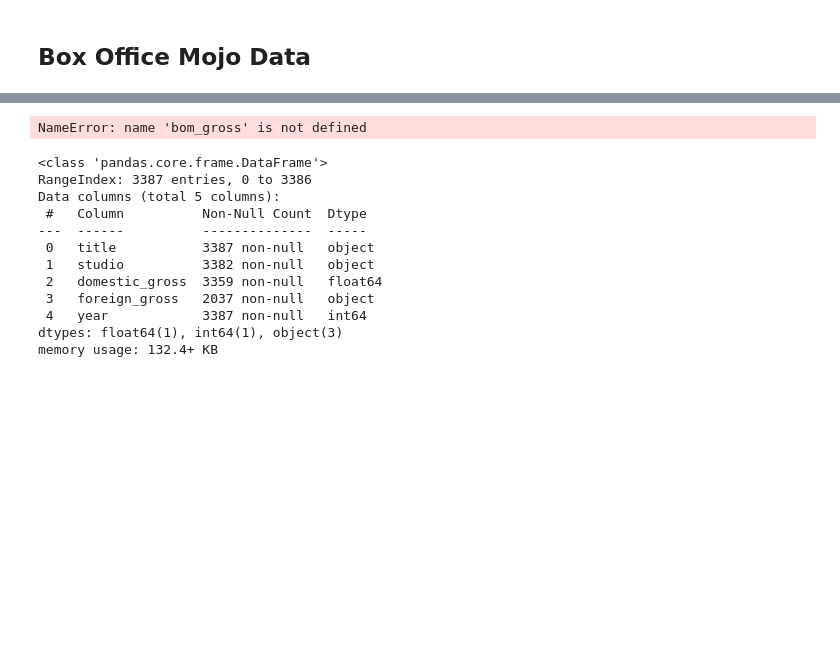
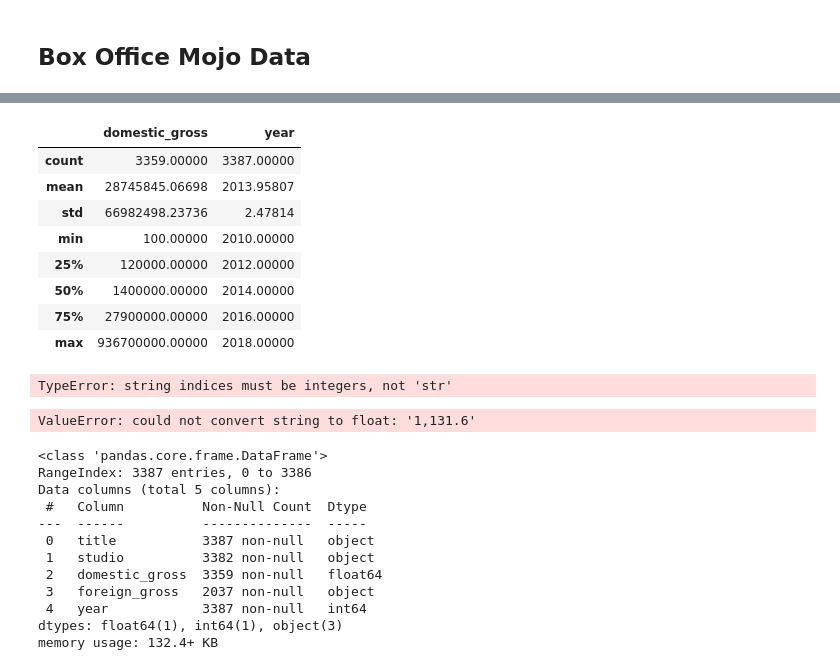
Before and after one commit to hacampbell1/teamaustin, a Jupyter notebook: computer_vision2.ipynb, the cells around one changed output, grey strips where cells are left out. Drawn from its saved outputs; the diff is of its cells as text; code cells hidden in the pictures; blank space fills up the shorter version.

```diff
--- a/computer_vision2.ipynb
+++ b/computer_vision2.ipynb
@@ -433,7 +444,26 @@ bom_gross.head()
 # %%
-bom_gross.year.count()
+domstats = bom_gross.describe().apply(lambda s: s.apply('{0:.5f}'.format))
 # %% [output]
-NameError: name 'bom_gross' is not defined
+|  | domestic_gross | year |
+| count | 3359.00000 | 3387.00000 |
+| mean | 28745845.06698 | 2013.95807 |
+| std | 66982498.23736 | 2.47814 |
+| min | 100.00000 | 2010.00000 |
+| 25% | 120000.00000 | 2012.00000 |
+| 50% | 1400000.00000 | 2014.00000 |
+| 75% | 27900000.00000 | 2016.00000 |
+| max | 936700000.00000 | 2018.00000 |
+# %%
+string= bom_gross['foreign_gross'['1,131.6']]
+string
+# %% [output]
+TypeError: string indices must be integers, not 'str'
+# %%
+
+
+bom_gross['foreign_gross'] = bom_gross['foreign_gross'].str.strip(',' '').astype(float)
+# %% [output]
+ValueError: could not convert string to float: '1,131.6'
 # %%
 bom_gross.info()
 #foreign gross vs domestic gross NANs
```
Also changed, not shown: parts of 13 cells of this notebook.
